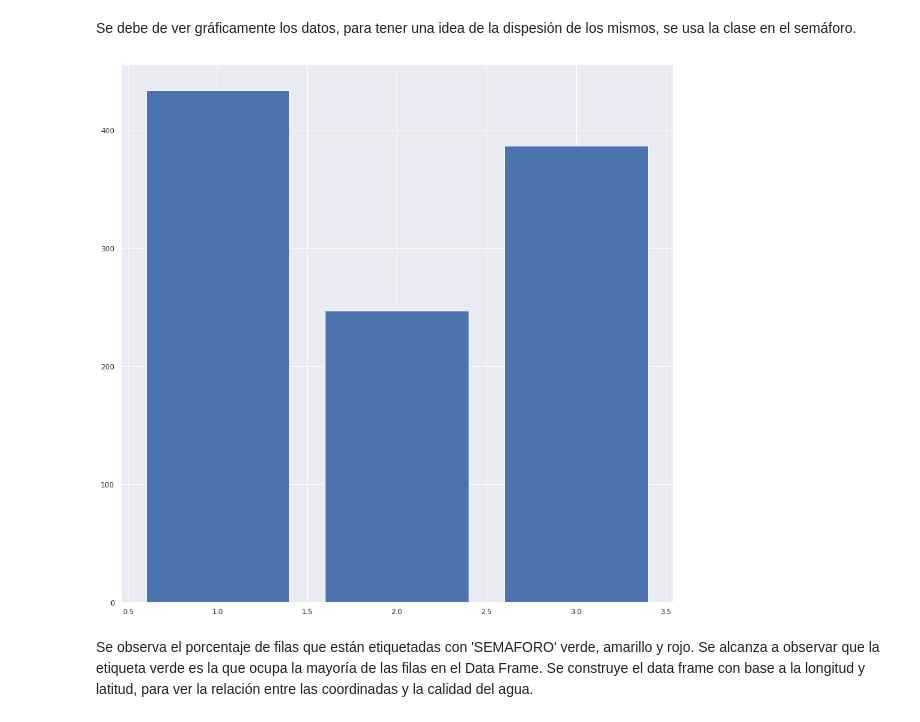
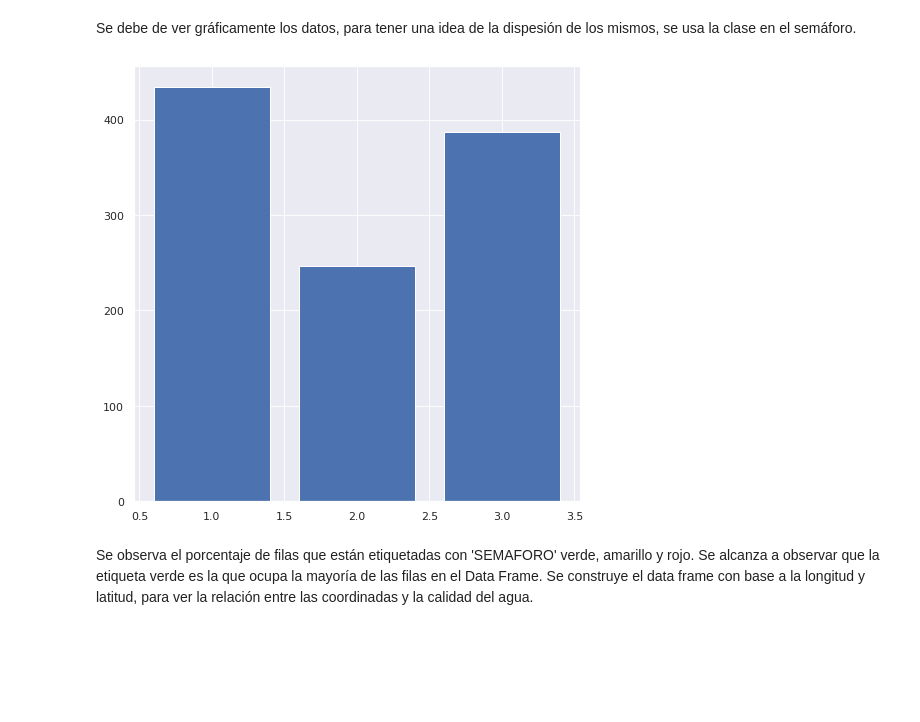
Before and after one commit to PosgradoMNA/actividades-del-projecto-equipo70, a Jupyter notebook: RetoFinal/Entrega1/Reto_Entrega1_Limpieza_análisis_visualización_kmeans.ipynb, the cells around one changed output. Saved outputs shown, nothing was run; the diff lists cells and outputs as text; code cells hidden in the pictures; blank space fills up the shorter version.

```diff
--- a/RetoFinal/Entrega1/Reto_Entrega1_Limpieza_análisis_visualización_kmeans.ipynb
+++ b/RetoFinal/Entrega1/Reto_Entrega1_Limpieza_análisis_visualización_kmeans.ipynb
@@ -594,7 +564,6 @@ Variables númericas, contemplando la eliminación de las columnas en la secció
 # %%
 import matplotlib.pyplot as plt
 
-plt.style.use('dark_background')
 df_sub_clean2.hist(bins=20, figsize=(60,40), color='blue', edgecolor = 'green')
 plt.show()
 # %% [output]
@@ -671,13 +654,13 @@ from sklearn.cluster import KMeans
 # %% [markdown]
 Se debe de ver gráficamente los datos, para tener una idea de la dispesión de los mismos, se usa la clase en el semáforo.
 # %%
-sns.set(rc={'figure.figsize':(15,15)})
+sns.set(rc={'figure.figsize':(8,8)})
 y = df_sub_clean['SEMAFORO']
 c = Counter(y)
 plt.bar(c.keys(), c.values())
 plt.show()
 # %% [output]
-[figure, old version]
+[figure, new version]
 # %% [markdown]
 Se observa el porcentaje de filas que están etiquetadas con 'SEMAFORO' verde, amarillo y rojo. Se alcanza a observar que la etiqueta verde es la que ocupa la mayoría de las filas en el Data Frame. Se construye el data frame con base a la longitud y latitud, para ver la relación entre las coordinadas y la calidad del agua.
 # %%
```
Also changed, not shown: parts of 24 cells of this notebook.
